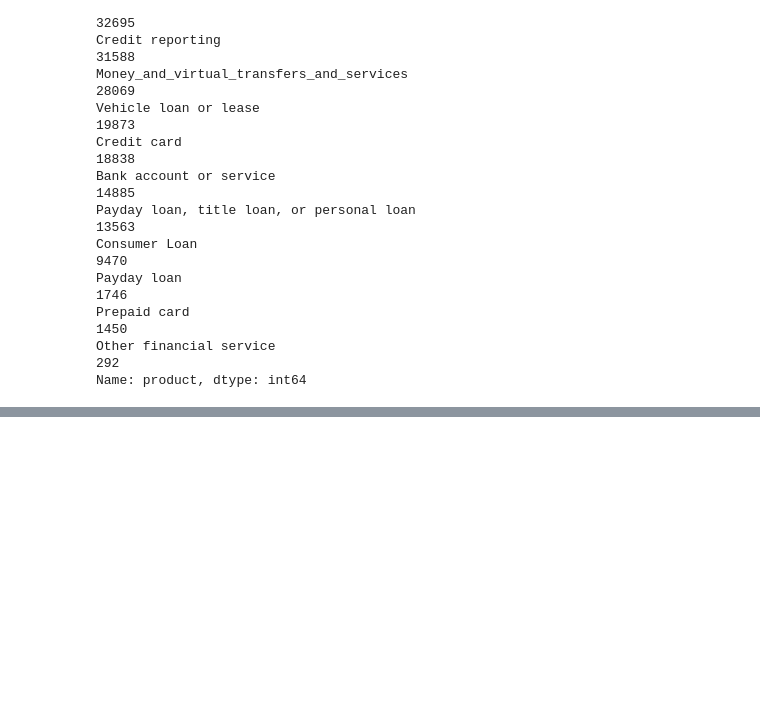
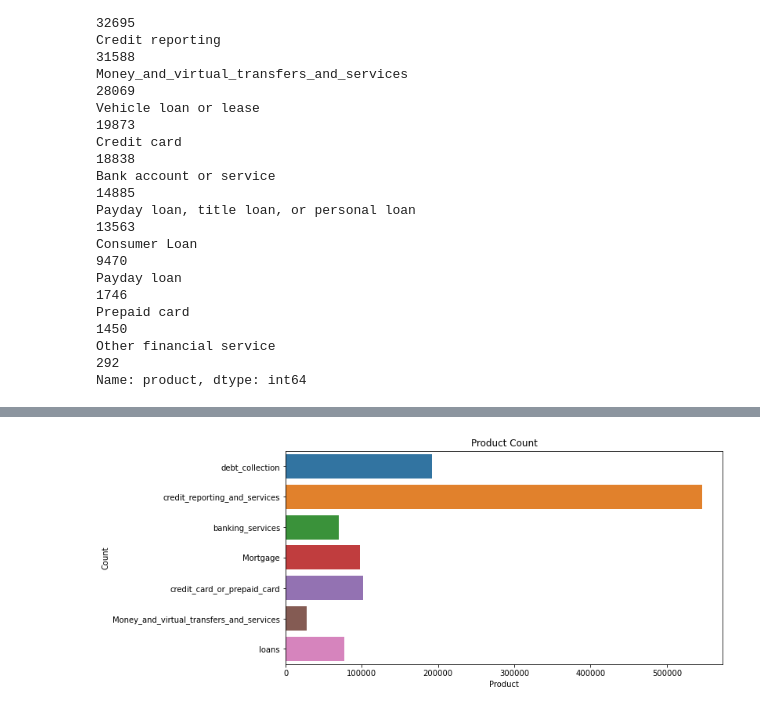
Before and after one commit to tuba-ahmed/complaint-analysis, a Jupyter notebook: code/app/02_Data_Exploration_Anshul_Shandilya.ipynb, the cells around one changed output, grey strips where cells are left out. Drawn from its saved outputs; the diff is of its cells as text; code cells hidden in the pictures; blank space fills up the shorter version.

```diff
--- a/code/app/02_Data_Exploration_Anshul_Shandilya.ipynb
+++ b/code/app/02_Data_Exploration_Anshul_Shandilya.ipynb
@@ -566,0 +593,4 @@ Name: product, dtype: int64
+# %%
+new_df['product'].replace({'Credit reporting, credit repair services, or other personal consumer reports':'credit_reporting_and_services',
+'Credit reporting':'credit_reporting_and_services'}, inplace=True)
+new_df['product'].value_counts()
@@ -566,0 +634,5 @@ Name: product, dtype: int64
+# %%
+new_df['product'].replace({'Other financial service':'banking_services',
+'Bank account or service':'banking_services',
+'Checking or savings account':'banking_services',}, inplace=True)
+new_df['product'].value_counts()
@@ -566,0 +652,5 @@ Name: product, dtype: int64
+# %%
+new_df['product'].replace({'Prepaid card':'credit_card_or_prepaid_card',
+'Credit card':'credit_card_or_prepaid_card',
+'Credit card or prepaid card':'credit_card_or_prepaid_card'}, inplace=True)
+new_df['product'].value_counts()
@@ -566,0 +666,3 @@ Name: product, dtype: int64
+# %%
+new_df['product'].replace({'Debt collection':'debt_collection'}, inplace=True)
+new_df['product'].value_counts()
@@ -566,0 +678,4 @@ Name: product, dtype: int64
+# %%
+plotCountPlot(new_df, 'product', 'Product Count', 'Product', 'Count', invert=True)
+# %% [output]
+[figure, added]
```
Also changed, not shown: parts of 12 cells of this notebook.
